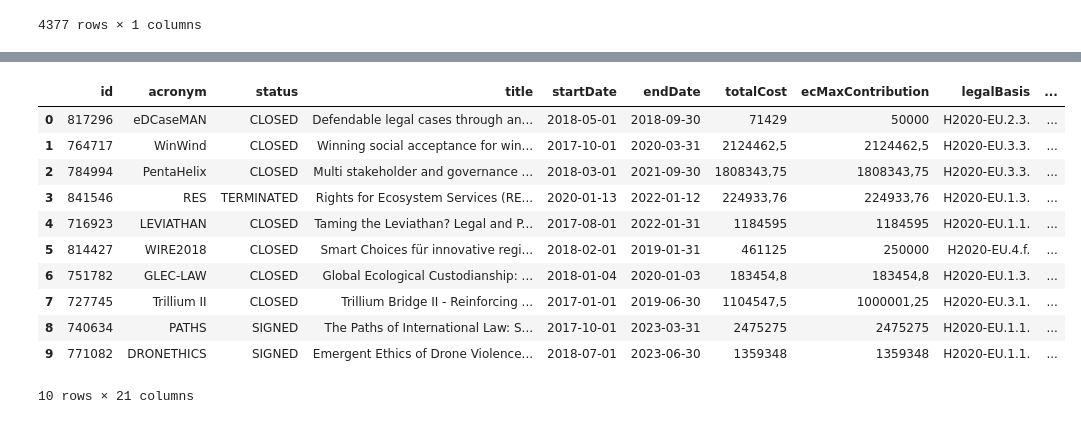
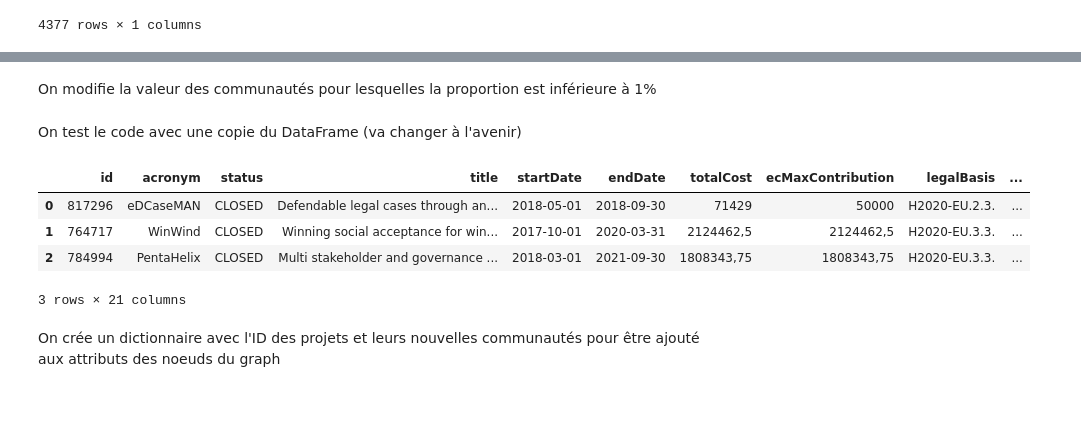
Before and after one commit to Cyrlyo/Cordis, a Jupyter notebook: Notebook/Cordis.ipynb, the cells around one changed output, grey strips where cells are left out. Drawn from its saved outputs; the diff is of its cells as text; code cells hidden in the pictures.

```diff
--- a/Notebook/Cordis.ipynb
+++ b/Notebook/Cordis.ipynb
@@ -157,26 +147,25 @@ Pour récupèrer les autres (pour changer la communauté à autres)
 # %%
 index_label = proportions[proportions["Proportion"] <= 0.01].index.to_list()
+# %% [markdown]
+On modifie la valeur des communautés pour lesquelles la proportion est inférieure à 1%
 # %%
 def community_filter(x: int):
     if x in index_label:
         return -99
     else:
         return x
+# %% [markdown]
+On test le code avec une copie du DataFrame (va changer à l'avenir)
 # %%
 project_prepared = project.copy()
 project_prepared["Community"] = project["Community"].apply(community_filter)
 # %%
-project_prepared.head(10)
+project_prepared.head(3)
 # %% [output]
 |  | id | acronym | status | title | startDate | endDate | totalCost | ecMaxContribution | legalBasis | ... |
 | 0 | 817296 | eDCaseMAN | CLOSED | Defendable legal cases through an... | 2018-05-01 | 2018-09-30 | 71429 | 50000 | H2020-EU.2.3. | ... |
 | 1 | 764717 | WinWind | CLOSED | Winning social acceptance for win... | 2017-10-01 | 2020-03-31 | 2124462,5 | 2124462,5 | H2020-EU.3.3. | ... |
 | 2 | 784994 | PentaHelix | CLOSED | Multi stakeholder and governance ... | 2018-03-01 | 2021-09-30 | 1808343,75 | 1808343,75 | H2020-EU.3.3. | ... |
-| 3 | 841546 | RES | TERMINATED | Rights for Ecosystem Services (RE... | 2020-01-13 | 2022-01-12 | 224933,76 | 224933,76 | H2020-EU.1.3. | ... |
-| 4 | 716923 | LEVIATHAN | CLOSED | Taming the Leviathan? Legal and P... | 2017-08-01 | 2022-01-31 | 1184595 | 1184595 | H2020-EU.1.1. | ... |
-| 5 | 814427 | WIRE2018 | CLOSED | Smart Choices für innovative regi... | 2018-02-01 | 2019-01-31 | 461125 | 250000 | H2020-EU.4.f. | ... |
-| 6 | 751782 | GLEC-LAW | CLOSED | Global Ecological Custodianship: ... | 2018-01-04 | 2020-01-03 | 183454,8 | 183454,8 | H2020-EU.1.3. | ... |
-| 7 | 727745 | Trillium II | CLOSED | Trillium Bridge II - Reinforcing ... | 2017-01-01 | 2019-06-30 | 1104547,5 | 1000001,25 | H2020-EU.3.1. | ... |
-| 8 | 740634 | PATHS | SIGNED | The Paths of International Law: S... | 2017-10-01 | 2023-03-31 | 2475275 | 2475275 | H2020-EU.1.1. | ... |
-| 9 | 771082 | DRONETHICS | SIGNED | Emergent Ethics of Drone Violence... | 2018-07-01 | 2023-06-30 | 1359348 | 1359348 | H2020-EU.1.1. | ... |
-10 rows × 21 columns
+3 rows × 21 columns
+# %% [markdown]
+On crée un dictionnaire avec l'ID des projets et leurs nouvelles communautés pour être ajouté aux attributs des noeuds du graph
```
Also changed, not shown: parts of 17 cells of this notebook.
